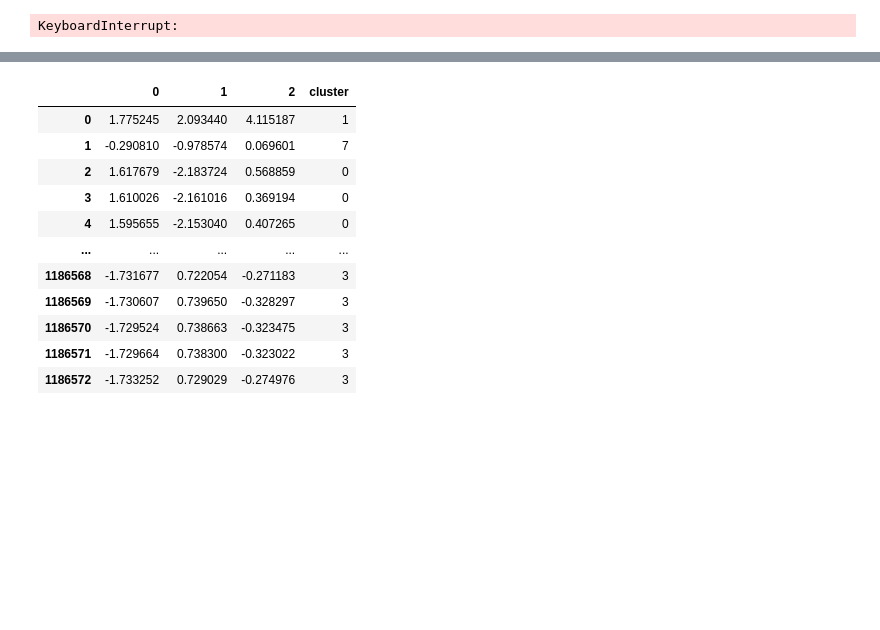
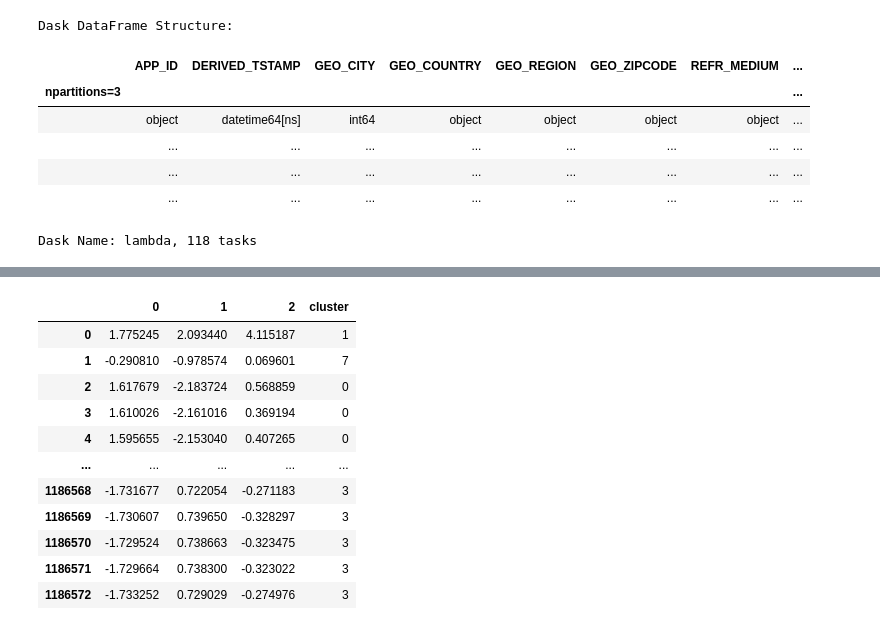
Before and after one commit to Olu93/work_beyond_clicks, a Jupyter notebook: notebook_clustering_users.ipynb, the cells around one changed output, grey strips where cells are left out. Cells and saved outputs as stored; diff of their text form; code cells hidden in the pictures; blank space fills up the shorter version.

```diff
--- a/notebook_clustering_users.ipynb
+++ b/notebook_clustering_users.ipynb
@@ -70,6 +62,14 @@ Load Data
-# %%
-ddf_views.partitions[0]
-# %% [output]
-KeyboardInterrupt:
+# %%
+ddf_views = ddf_views.groupby('APP_ID').apply(lambda df: df.sample(sample_amount if len(df) else 0) , meta=ddf_views.partitions[0])
+ddf_views
+# %% [output]
+Dask DataFrame Structure:
+|  | APP_ID | DERIVED_TSTAMP | GEO_CITY | GEO_COUNTRY | GEO_REGION | GEO_ZIPCODE | REFR_MEDIUM | ... |
+| npartitions=3 |  |  |  |  |  |  |  | ... |
+|  | object | datetime64[ns] | int64 | object | object | object | object | ... |
+|  | ... | ... | ... | ... | ... | ... | ... | ... |
+|  | ... | ... | ... | ... | ... | ... | ... | ... |
+|  | ... | ... | ... | ... | ... | ... | ... | ... |
+Dask Name: lambda, 118 tasks
 # %%
 DATA_FOLDER_ARTICLES = "reduced"
```
Also changed, not shown: parts of 10 cells of this notebook, 2 other files.
